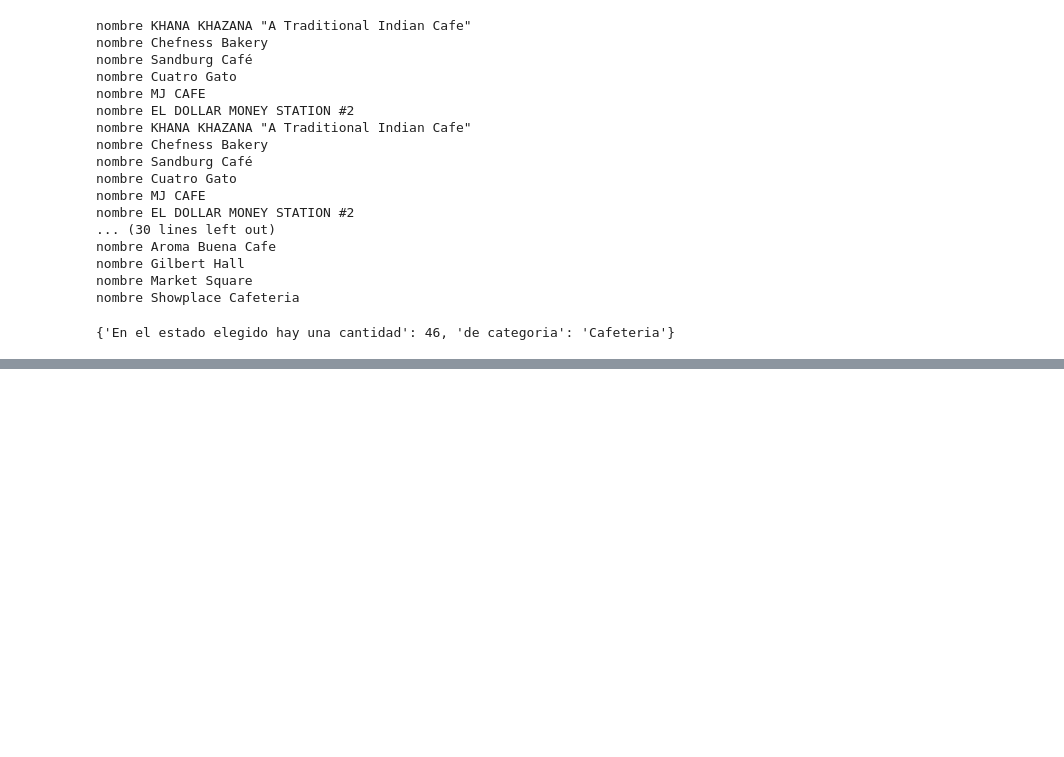
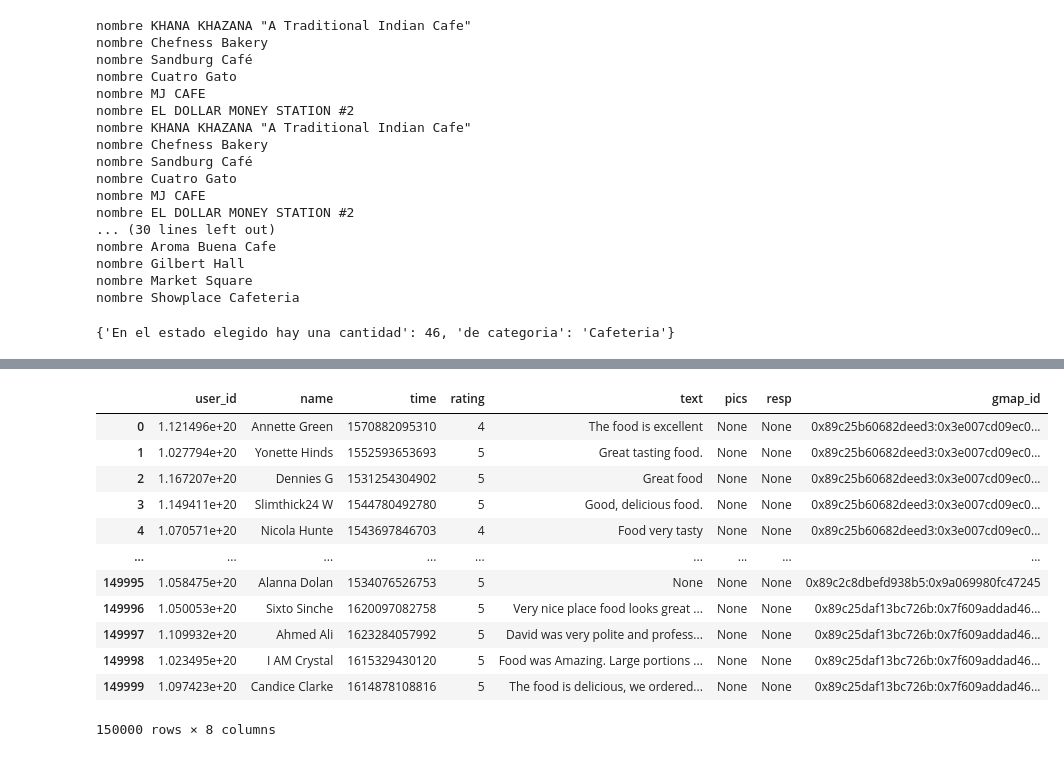
Before and after one commit to Datalogia/PG_12, a Jupyter notebook: etl__Proyecto_final.ipynb, the cells around one changed output, grey strips where cells are left out. Cells and saved outputs as stored; diff of their text form; code cells hidden in the pictures; blank space fills up the shorter version.

```diff
--- a/etl__Proyecto_final.ipynb
+++ b/etl__Proyecto_final.ipynb
@@ -179,0 +290,17 @@ nombre Showplace Cafeteria
+# %%
+df_metdata4=pd.read_json(r'/content/drive/MyDrive/P_F_H/4.json',lines=True)
+df_metdata4
+# %% [output]
+|  | user_id | name | time | rating | text | pics | resp | gmap_id |
+| 0 | 1.121496e+20 | Annette Green | 1570882095310 | 4 | The food is excellent | None | None | 0x89c25b60682deed3:0x3e007cd09ec0... |
+| 1 | 1.027794e+20 | Yonette Hinds | 1552593653693 | 5 | Great tasting food. | None | None | 0x89c25b60682deed3:0x3e007cd09ec0... |
+| 2 | 1.167207e+20 | Dennies G | 1531254304902 | 5 | Great food | None | None | 0x89c25b60682deed3:0x3e007cd09ec0... |
+| 3 | 1.149411e+20 | Slimthick24 W | 1544780492780 | 5 | Good, delicious food. | None | None | 0x89c25b60682deed3:0x3e007cd09ec0... |
+| 4 | 1.070571e+20 | Nicola Hunte | 1543697846703 | 4 | Food very tasty | None | None | 0x89c25b60682deed3:0x3e007cd09ec0... |
+| ... | ... | ... | ... | ... | ... | ... | ... | ... |
+| 149995 | 1.058475e+20 | Alanna Dolan | 1534076526753 | 5 | None | None | None | 0x89c2c8dbefd938b5:0x9a069980fc47245 |
+| 149996 | 1.050053e+20 | Sixto Sinche | 1620097082758 | 5 | Very nice place food looks great ... | None | None | 0x89c25daf13bc726b:0x7f609addad46... |
+| 149997 | 1.109932e+20 | Ahmed Ali | 1623284057992 | 5 | David was very polite and profess... | None | None | 0x89c25daf13bc726b:0x7f609addad46... |
+| 149998 | 1.023495e+20 | I AM Crystal | 1615329430120 | 5 | Food was Amazing. Large portions ... | None | None | 0x89c25daf13bc726b:0x7f609addad46... |
+| 149999 | 1.097423e+20 | Candice Clarke | 1614878108816 | 5 | The food is delicious, we ordered... | None | None | 0x89c25daf13bc726b:0x7f609addad46... |
+150000 rows × 8 columns
```
Also changed, not shown: parts of 11 cells of this notebook.
